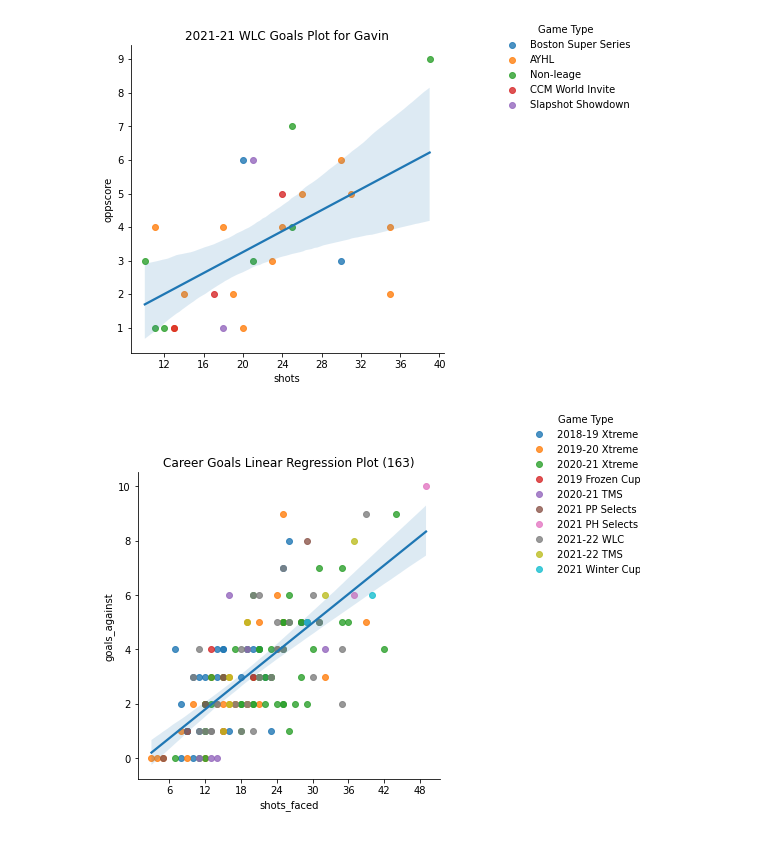
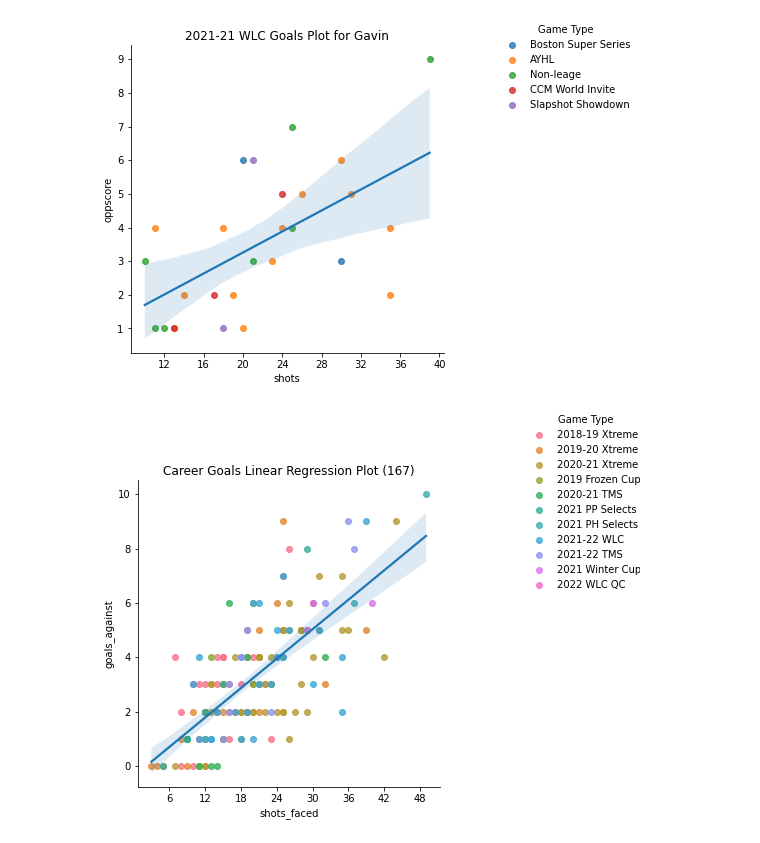
Before and after one commit to werntzp/hockey-stats, a Jupyter notebook: gavin_plots.ipynb, the cells around one changed output. Drawn from its saved outputs; the diff is of its cells as text; code cells hidden in the pictures.

```diff
--- a/gavin_plots.ipynb
+++ b/gavin_plots.ipynb
@@ -150,35 +150,47 @@ for g in games:
   dfx = dfx.append({'game': g, 'goals_against': float(goals), 'shots_faced': float(shots), 'game_type': game_type} , ignore_index=True)
 
 # for 2021 winter cup, data set already prepped
 dfs = pd.read_csv(github_url + "gavin_2021_wintercup.csv")
 games = dfs.game
 for g in games:
   game_type = "wc21"
   goals = dfs[dfs.game == g].goals.iloc[0]
   shots = dfs[dfs.game == g].shots.iloc[0]
   dfx = dfx.append({'game': g, 'goals_against': float(goals), 'shots_faced': float(shots), 'game_type': game_type} , ignore_index=True)
 
+# for 2022 WLC Quebec team, data set already prepped
+dfs = pd.read_csv(github_url + "gavin_2022_wlc_quebec.csv")
+games = dfs.game
+for g in games:
+  game_type = "qc22"
+  goals = dfs[dfs.game == g].goals.iloc[0]
+  shots = dfs[dfs.game == g].shots.iloc[0]
+  dfx = dfx.append({'game': g, 'goals_against': float(goals), 'shots_faced': float(shots), 'game_type': game_type} , ignore_index=True)
+
+#print(dfx)
+
+# set up the plot
 graph = sns.lmplot(x='shots_faced', y='goals_against', hue='game_type', data=dfx, fit_reg=False)
 ax = sns.regplot(x='shots_faced', y='goals_against', data=dfx, scatter=False)
 
 # title
 new_title = 'Game Type'
 graph._legend.set_title(new_title)
 graph._legend.set_bbox_to_anchor((1.3, .9))
 # replace labels
-new_labels = ['2018-19 Xtreme', '2019-20 Xtreme', '2020-21 Xtreme', '2019 Frozen Cup', '2020-21 TMS', '2021 PP Selects', '2021 PH Selects', '2021-22 WLC', '2021-22 TMS', '2021 Winter Cup']
+new_labels = ['2018-19 Xtreme', '2019-20 Xtreme', '2020-21 Xtreme', '2019 Frozen Cup', '2020-21 TMS', '2021 PP Selects', '2021 PH Selects', '2021-22 WLC', '2021-22 TMS', '2021 Winter Cup', '2022 WLC QC']
 for t, l in zip(graph._legend.texts, new_labels):
   t.set_text(l)
 
 ax.spines['right'].set_visible(False)
 ax.spines['top'].set_visible(False)
 num_games = len(dfx.index)
 ax.set_title('Career Goals Linear Regression Plot (' + str(num_games) + ')')
 
 for axis in [ax.xaxis, ax.yaxis]:
     axis.set_major_locator(ticker.MaxNLocator(integer=True))
 # %% [output]
-[figure, old version]
+[figure, new version]
 # %%
 # copy into new data frame and map columns
 dfs = dfx
```
Also changed, not shown: parts of 2 cells of this notebook.
